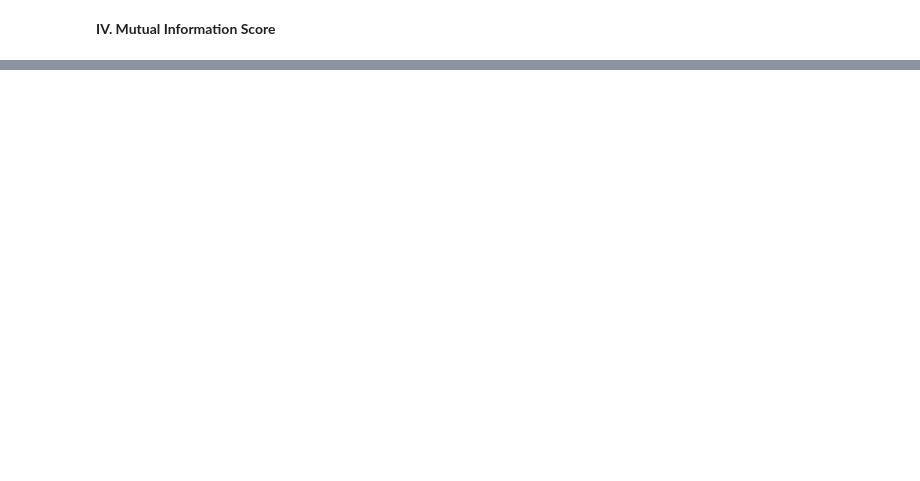
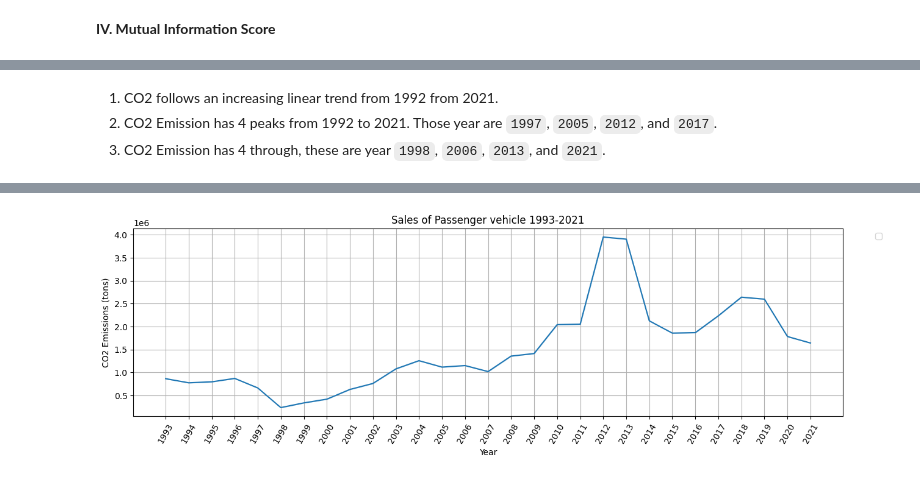
Before and after one commit to pjcroxas/Data-Analytics, a Jupyter notebook: CO2_Emission_Forecasting.ipynb, the cells around one changed output, grey strips where cells are left out. Drawn from its saved outputs; the diff is of its cells as text; code cells hidden in the pictures; blank space fills up the shorter version.

```diff
--- a/CO2_Emission_Forecasting.ipynb
+++ b/CO2_Emission_Forecasting.ipynb
@@ -223,0 +273,20 @@ Text(0, 0.5, 'CO2 Emissions (tons)')
+# %% [markdown]
+1. CO2 follows an increasing linear trend from 1992 from 2021.
+2. CO2 Emission has 4 peaks from 1992 to 2021. Those year are `1997`, `2005`, `2012`, and `2017`.
+3. CO2 Emission has 4 through, these are year `1998`, `2006`, `2013`, and `2021`.
+# %%
+emission_grp_passenger = co_train_da.groupby(["year", "month"]).sum()["passenger"].reset_index()
+plt.figure(figsize=(15, 4))
+ax = sns.lineplot(emission_grp_passenger,
+             x="year",
+             y="passenger",
+            #  hue="month",
+             palette="viridis")
+plt.title("Sales of Passenger vehicle 1993-2021")
+plt.legend(bbox_to_anchor=(1.04, 1), loc=2)
+plt.xlabel("Year")
+plt.ylabel("CO2 Emissions (tons)")
+ax.set_xticks(np.arange(1993, 2022))
+plt.xticks(rotation=60)
+plt.grid()
+# %% [output]
@@ -223,0 +294 @@ Text(0, 0.5, 'CO2 Emissions (tons)')
+[figure, added]
```
Also changed, not shown: parts of 21 cells of this notebook.
